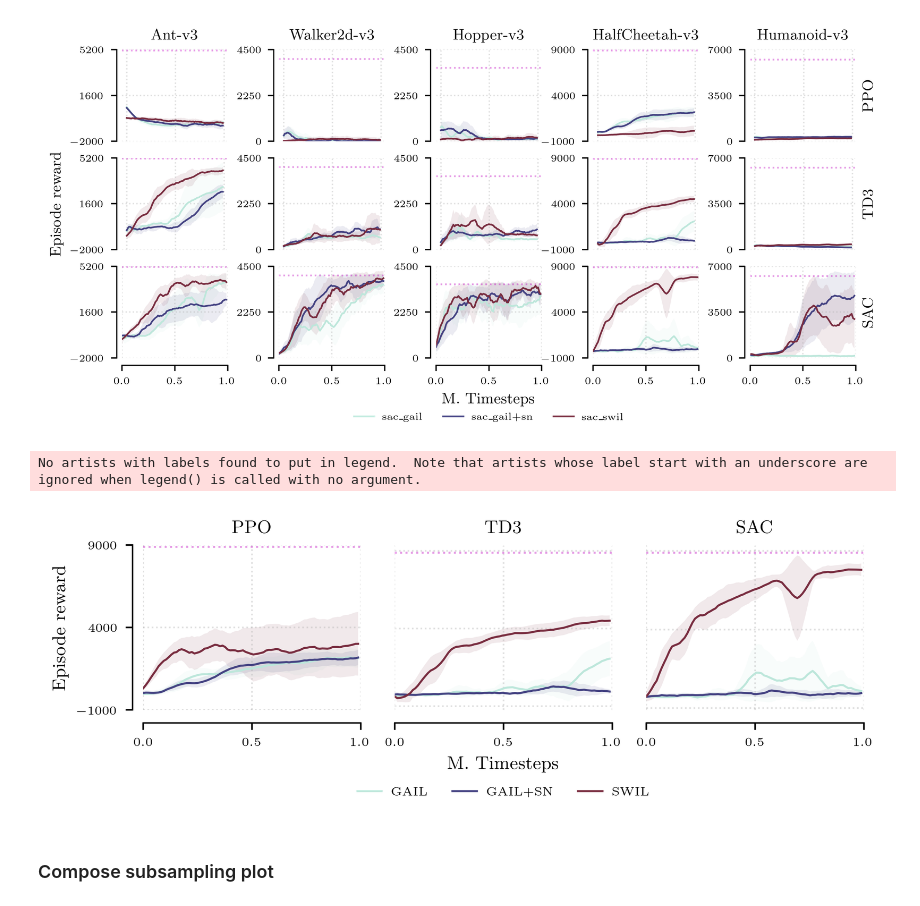
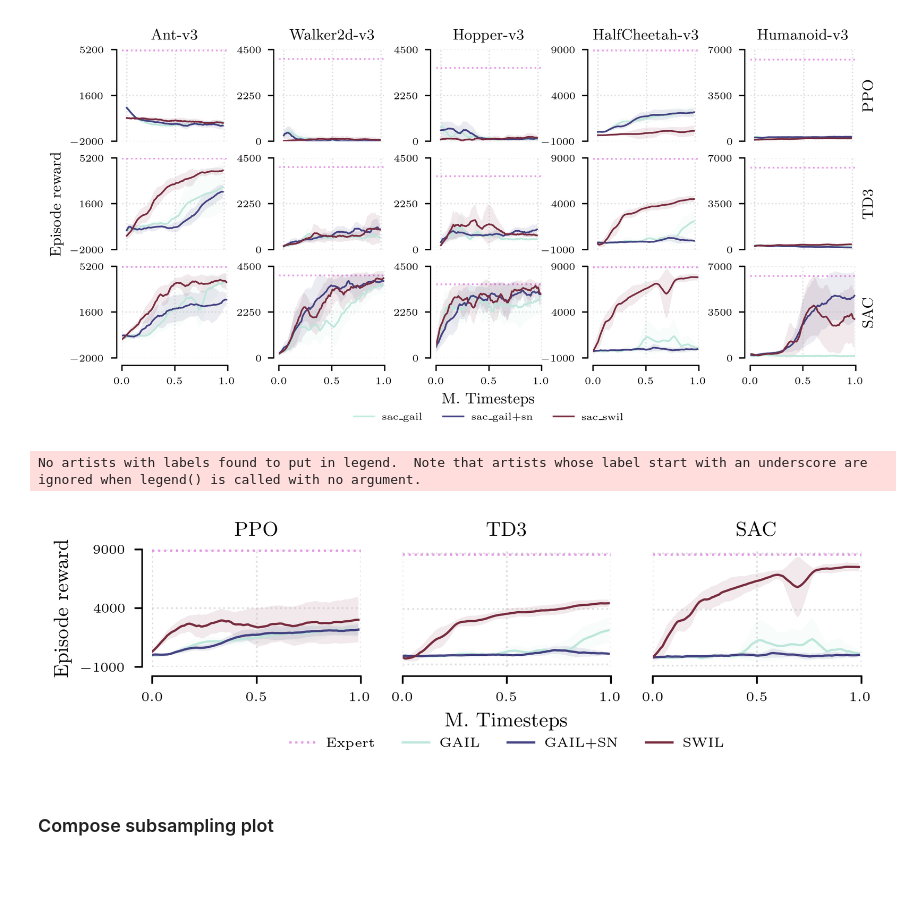
Before and after one commit to iov9000/cleanrl, a Jupyter notebook: cleanrl/notebooks/load_results_comp_.ipynb, the cells around one changed output. Cells and saved outputs as stored; diff of their text form; code cells hidden in the pictures; blank space fills up the shorter version.

```diff
--- a/cleanrl/notebooks/load_results_comp_.ipynb
+++ b/cleanrl/notebooks/load_results_comp_.ipynb
@@ -444,7 +444,7 @@ linecycler = cycle(linestyle_tuple[:NUM_COLORS])
 
 text_width = 6.6
 text_height = 9.0
-fig,ax = plt.subplots(1,3, dpi=400, figsize=[5.5, 1.6])
+fig,ax = plt.subplots(1,3, dpi=400, figsize=[5.0, 1.2])
 #fig.tight_layout(w_pad=1, h_pad=1)
 fig.tight_layout(h_pad=-0.5,w_pad=-0.5)
 
@@ -465,7 +465,7 @@ for ss in sss:
 
                 if algo == 'td3':
                     n_d = 1
-                ax[i].axhline(env_exp[j], xmin=0, xmax=1, c='m', lw=1, linestyle='dotted', alpha=0.4)
+                ax[i].axhline(env_exp[j], xmin=0, xmax=1, c='m', lw=1, linestyle='dotted', label='Expert', alpha=0.4)
 
                 if i > 0:
                     ax[i].spines[['top', 'left', 'right']].set_visible(False)
@@ -506,34 +506,34 @@ for ss in sss:
                         mu,std = smooth_mu_std(mu,std)
                         mu = mu[::subsample_plot]
                         std = std[::subsample_plot]
 
                         x = np.arange(len(mu))/len(mu)
                         if 'swil' in k:
                             marker = '.'
                         else:
                             marker = '+'
 
                         if 'gail_' in k:
                             lbl = 'GAIL'
                         elif 'gail+sn' in k:
                             lbl = 'GAIL+SN'
                         else:
                             lbl = 'SWIL'
 
                         ax[i].plot(x, mu,lw=1, label=lbl)#, linestyle=next(linecycler)[-1])
                         ax[i].fill_between(x,mu+std, mu-std, alpha=0.1)
 
-            ax[1].legend(loc='upper center', bbox_to_anchor=(0.5, -0.4), fancybox=False, shadow=False, frameon=False, ncol=8)
+            ax[1].legend(loc='upper center', bbox_to_anchor=(0.5, -0.5), fancybox=False, shadow=False, frameon=False, ncol=8)
             ax[1].set_xlabel('M. Timesteps')
             ax[0].set_ylabel('Episode reward')
 
 
 
 #fig.tight_layout(w_pad=1, h_pad=1)
 #plt.tight_layout()
 fig.savefig(f"comp_rl_algos_hc.pdf", bbox_inches='tight')
 # %% [output]
 No artists with labels found to put in legend.  Note that artists whose label start with an underscore are ignored when legend() is called with no argument.
-[figure, old version]
+[figure, new version]
 # %% [markdown]
 ### Compose subsampling plot
```
Also changed, not shown: parts of 4 cells of this notebook, 13 other files.
